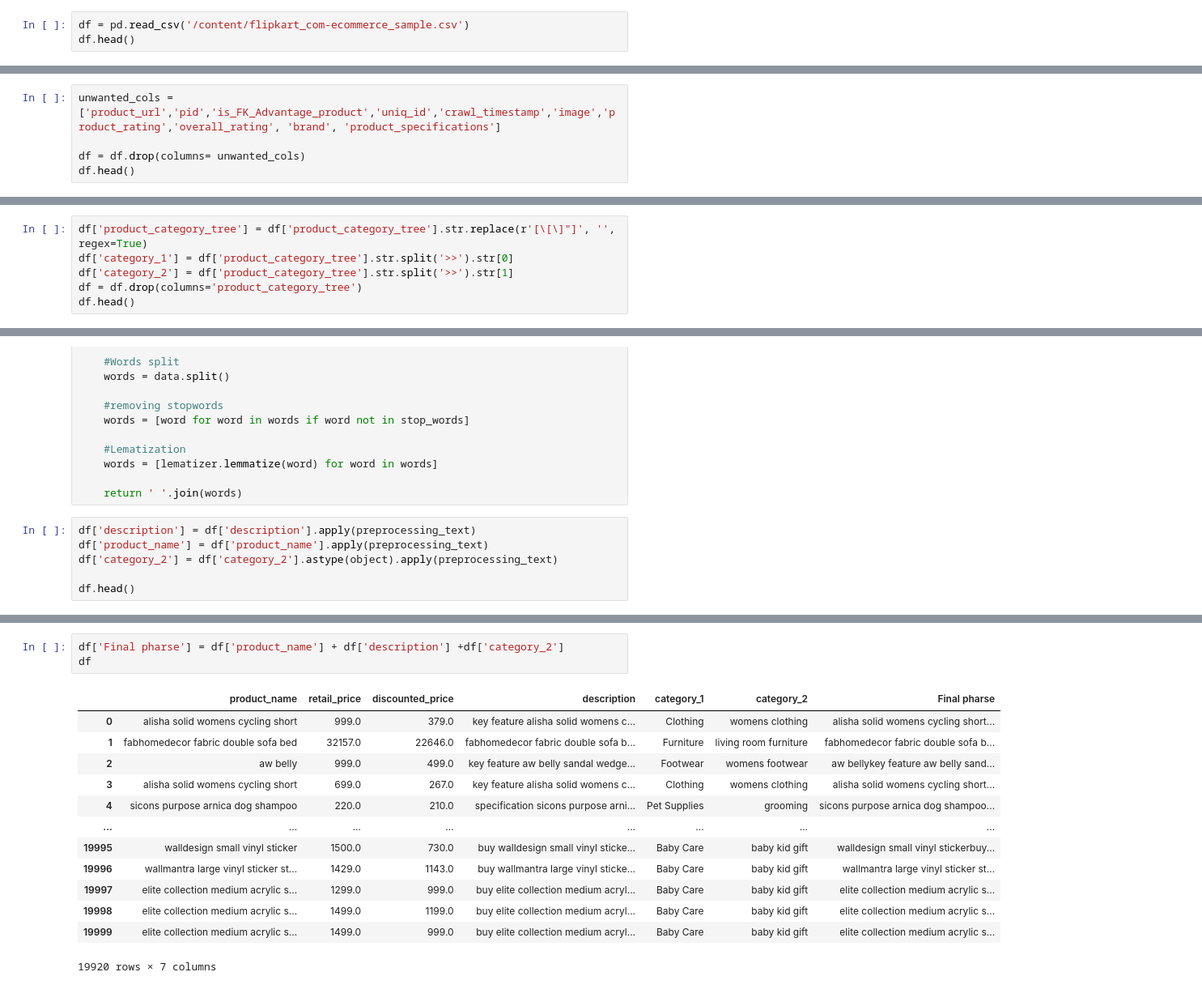
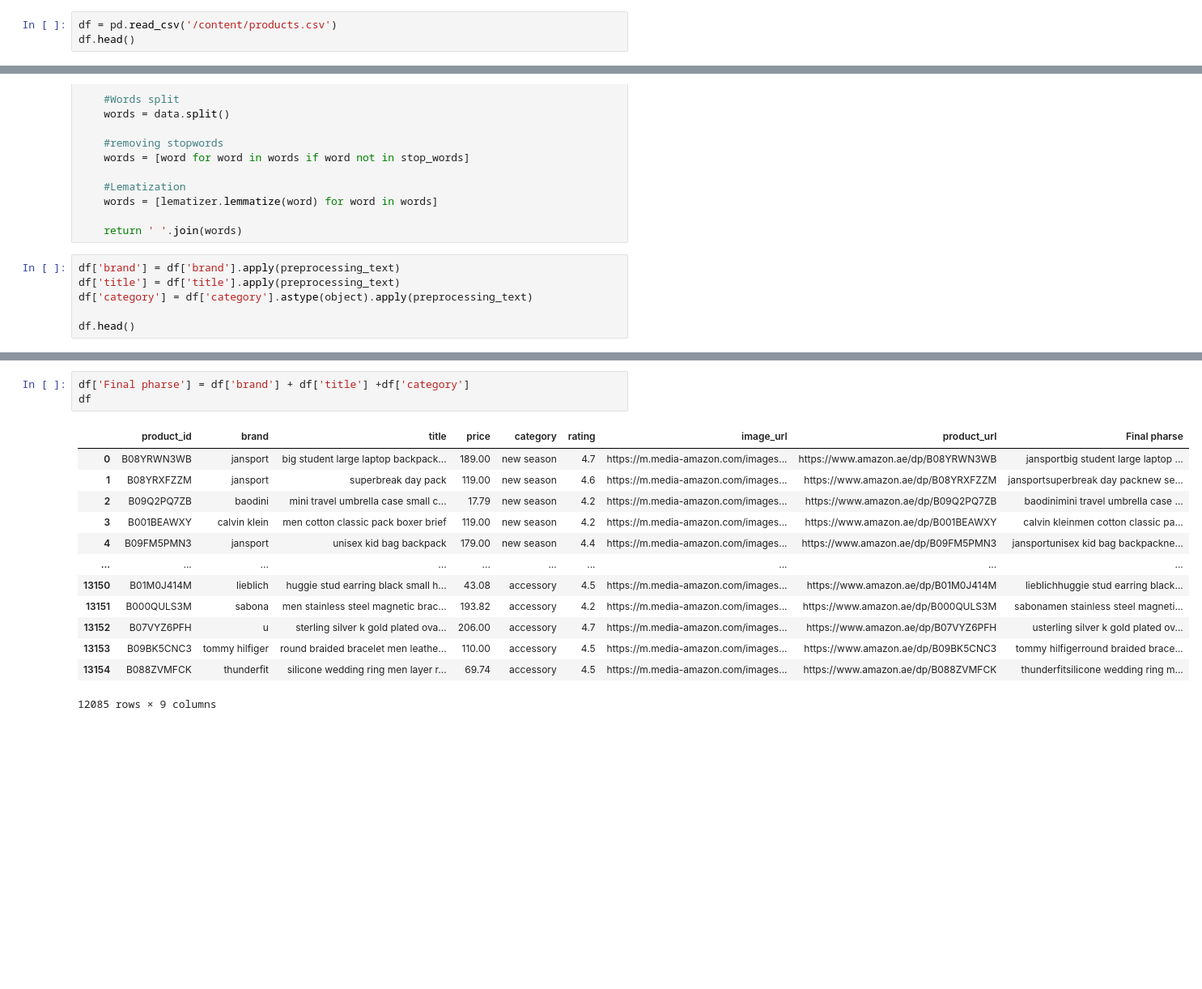
Before and after one commit to Karthik5412/Shopping-Cart, a Jupyter notebook: notebook.ipynb, the cells around one changed output, grey strips where cells are left out. Shown at 81% size. Cells and saved outputs as stored; diff of their text form; blank space fills up the shorter version.

```diff
--- a/notebook.ipynb
+++ b/notebook.ipynb
@@ -5,6 +5,6 @@ import pandas as pd
 import numpy as np
 import seaborn as sns
 # %%
-df = pd.read_csv('/content/flipkart_com-ecommerce_sample.csv')
+df = pd.read_csv('/content/products.csv')
 df.head()
 # %% [output]
@@ -38,5 +36,0 @@ memory usage: 2.2+ MB
-# %%
-unwanted_cols = ['product_url','pid','is_FK_Advantage_product','uniq_id','crawl_timestamp','image','product_rating','overall_rating', 'brand', 'product_specifications']
-
-df = df.drop(columns= unwanted_cols)
-df.head()
@@ -86,6 +56,0 @@ df.loc[2,'product_category_tree']
-# %%
-df['product_category_tree'] = df['product_category_tree'].str.replace(r'[\[\]"]', '', regex=True)
-df['category_1'] = df['product_category_tree'].str.split('>>').str[0]
-df['category_2'] = df['product_category_tree'].str.split('>>').str[1]
-df = df.drop(columns='product_category_tree')
-df.head()
@@ -132,9 +90,9 @@ def preprocessing_text(data : str) -> str:
 
     return ' '.join(words)
 # %%
-df['description'] = df['description'].apply(preprocessing_text)
-df['product_name'] = df['product_name'].apply(preprocessing_text)
-df['category_2'] = df['category_2'].astype(object).apply(preprocessing_text)
+df['brand'] = df['brand'].apply(preprocessing_text)
+df['title'] = df['title'].apply(preprocessing_text)
+df['category'] = df['category'].astype(object).apply(preprocessing_text)
 
 df.head()
 # %% [output]
@@ -163,20 +121,20 @@ df
 # %%
-df['Final pharse'] = df['product_name'] + df['description'] +df['category_2']
+df['Final pharse'] = df['brand'] + df['title'] +df['category']
 df
 # %% [output]
-|  | product_name | retail_price | discounted_price | description | category_1 | category_2 | Final pharse |
-| 0 | alisha solid womens cycling short | 999.0 | 379.0 | key feature alisha solid womens c... | Clothing | womens clothing | alisha solid womens cycling short... |
-| 1 | fabhomedecor fabric double sofa bed | 32157.0 | 22646.0 | fabhomedecor fabric double sofa b... | Furniture | living room furniture | fabhomedecor fabric double sofa b... |
-| 2 | aw belly | 999.0 | 499.0 | key feature aw belly sandal wedge... | Footwear | womens footwear | aw bellykey feature aw belly sand... |
-| 3 | alisha solid womens cycling short | 699.0 | 267.0 | key feature alisha solid womens c... | Clothing | womens clothing | alisha solid womens cycling short... |
-| 4 | sicons purpose arnica dog shampoo | 220.0 | 210.0 | specification sicons purpose arni... | Pet Supplies | grooming | sicons purpose arnica dog shampoo... |
-| ... | ... | ... | ... | ... | ... | ... | ... |
-| 19995 | walldesign small vinyl sticker | 1500.0 | 730.0 | buy walldesign small vinyl sticke... | Baby Care | baby kid gift | walldesign small vinyl stickerbuy... |
-| 19996 | wallmantra large vinyl sticker st... | 1429.0 | 1143.0 | buy wallmantra large vinyl sticke... | Baby Care | baby kid gift | wallmantra large vinyl sticker st... |
-| 19997 | elite collection medium acrylic s... | 1299.0 | 999.0 | buy elite collection medium acryl... | Baby Care | baby kid gift | elite collection medium acrylic s... |
-| 19998 | elite collection medium acrylic s... | 1499.0 | 1199.0 | buy elite collection medium acryl... | Baby Care | baby kid gift | elite collection medium acrylic s... |
-| 19999 | elite collection medium acrylic s... | 1499.0 | 999.0 | buy elite collection medium acryl... | Baby Care | baby kid gift | elite collection medium acrylic s... |
+|  | product_id | brand | title | price | category | rating | image_url | product_url | Final pharse |
+| 0 | B08YRWN3WB | jansport | big student large laptop backpack... | 189.00 | new season | 4.7 | https://m.media-amazon.com/images... | https://www.amazon.ae/dp/B08YRWN3WB | jansportbig student large laptop ... |
+| 1 | B08YRXFZZM | jansport | superbreak day pack | 119.00 | new season | 4.6 | https://m.media-amazon.com/images... | https://www.amazon.ae/dp/B08YRXFZZM | jansportsuperbreak day packnew se... |
+| 2 | B09Q2PQ7ZB | baodini | mini travel umbrella case small c... | 17.79 | new season | 4.2 | https://m.media-amazon.com/images... | https://www.amazon.ae/dp/B09Q2PQ7ZB | baodinimini travel umbrella case ... |
+| 3 | B001BEAWXY | calvin klein | men cotton classic pack boxer brief | 119.00 | new season | 4.2 | https://m.media-amazon.com/images... | https://www.amazon.ae/dp/B001BEAWXY | calvin kleinmen cotton classic pa... |
+| 4 | B09FM5PMN3 | jansport | unisex kid bag backpack | 179.00 | new season | 4.4 | https://m.media-amazon.com/images... | https://www.amazon.ae/dp/B09FM5PMN3 | jansportunisex kid bag backpackne... |
+| ... | ... | ... | ... | ... | ... | ... | ... | ... | ... |
+| 13150 | B01M0J414M | lieblich | huggie stud earring black small h... | 43.08 | accessory | 4.5 | https://m.media-amazon.com/images... | https://www.amazon.ae/dp/B01M0J414M | lieblichhuggie stud earring black... |
+| 13151 | B000QULS3M | sabona | men stainless steel magnetic brac... | 193.82 | accessory | 4.2 | https://m.media-amazon.com/images... | https://www.amazon.ae/dp/B000QULS3M | sabonamen stainless steel magneti... |
+| 13152 | B07VYZ6PFH | u | sterling silver k gold plated ova... | 206.00 | accessory | 4.7 | https://m.media-amazon.com/images... | https://www.amazon.ae/dp/B07VYZ6PFH | usterling silver k gold plated ov... |
+| 13153 | B09BK5CNC3 | tommy hilfiger | round braided bracelet men leathe... | 110.00 | accessory | 4.5 | https://m.media-amazon.com/images... | https://www.amazon.ae/dp/B09BK5CNC3 | tommy hilfigerround braided brace... |
+| 13154 | B088ZVMFCK | thunderfit | silicone wedding ring men layer r... | 69.74 | accessory | 4.5 | https://m.media-amazon.com/images... | https://www.amazon.ae/dp/B088ZVMFCK | thunderfitsilicone wedding ring m... |
-19920 rows × 7 columns
+12085 rows × 9 columns
 # %%
 from sklearn.feature_extraction.text import TfidfVectorizer
 # %%
```
Also changed, not shown: parts of 15 cells of this notebook.
